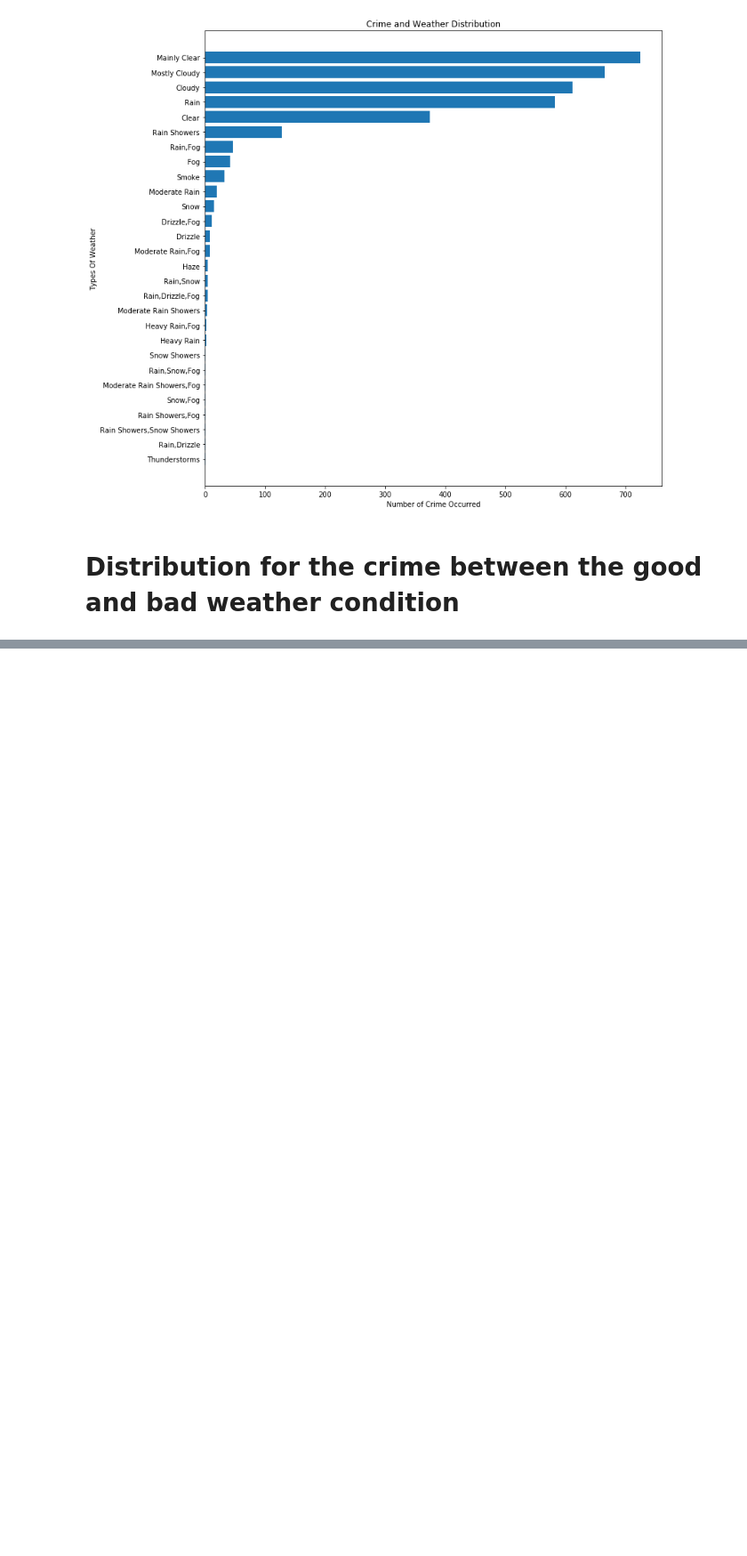
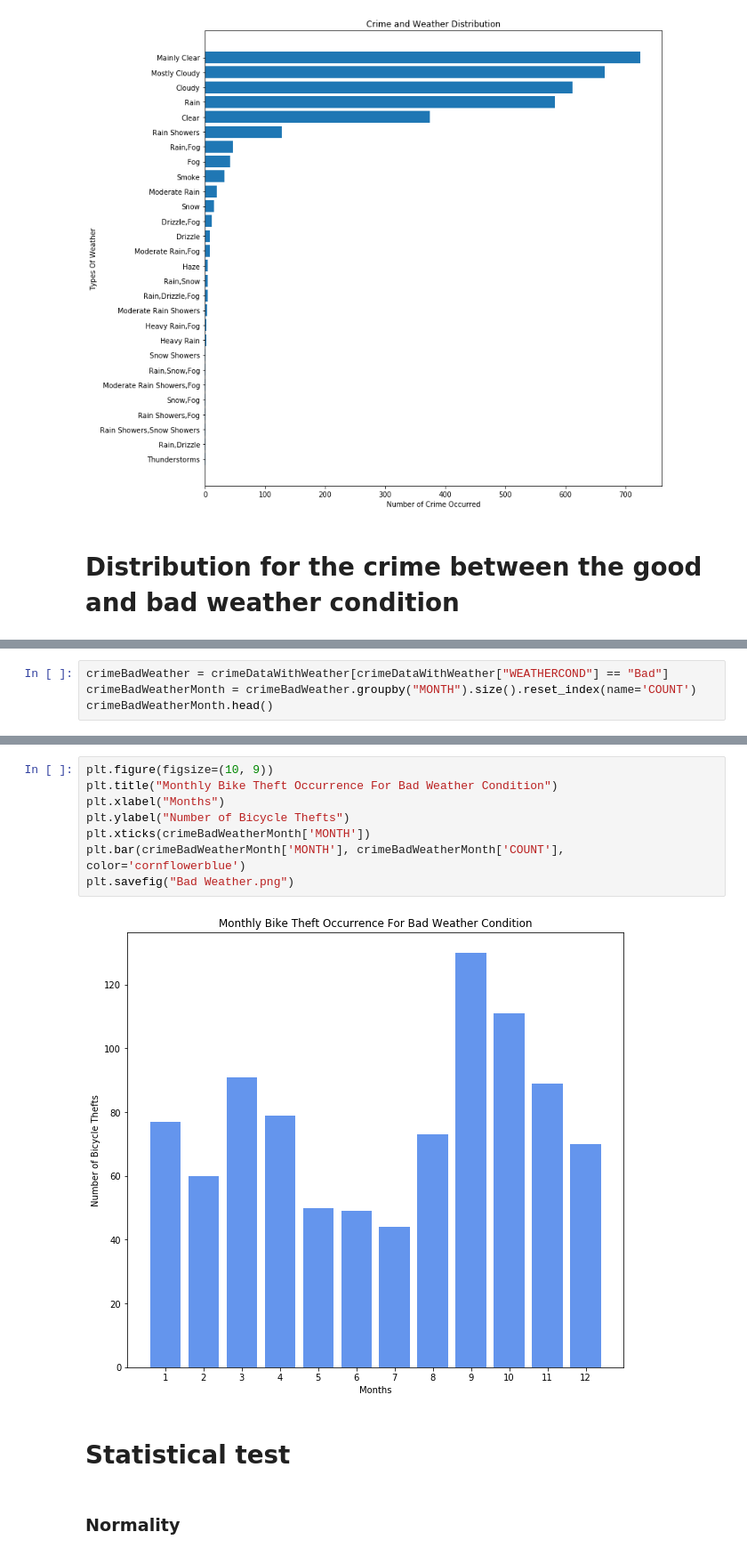
Before and after one commit to WanatabeShin/cmpt-353-final-project, a Jupyter notebook: weather/weatherAnalysis.ipynb, the cells around one changed output, grey strips where cells are left out. Shown at 89% size. Drawn from its saved outputs; the diff is of its cells as text; blank space fills up the shorter version.

```diff
--- a/weather/weatherAnalysis.ipynb
+++ b/weather/weatherAnalysis.ipynb
@@ -116,0 +141,4 @@ plt.savefig("Crime and Weather Distribution2.png",dpi=300, bbox_inches = "tight"
+# %%
+crimeBadWeather = crimeDataWithWeather[crimeDataWithWeather["WEATHERCOND"] == "Bad"]
+crimeBadWeatherMonth = crimeBadWeather.groupby("MONTH").size().reset_index(name='COUNT')
+crimeBadWeatherMonth.head()
@@ -116,0 +162,14 @@ plt.savefig("Crime and Weather Distribution2.png",dpi=300, bbox_inches = "tight"
+# %%
+plt.figure(figsize=(10, 9))
+plt.title("Monthly Bike Theft Occurrence For Bad Weather Condition")
+plt.xlabel("Months")
+plt.ylabel("Number of Bicycle Thefts")
+plt.xticks(crimeBadWeatherMonth['MONTH'])
+plt.bar(crimeBadWeatherMonth['MONTH'], crimeBadWeatherMonth['COUNT'], color='cornflowerblue')
+plt.savefig("Bad Weather.png")
+# %% [output]
+[figure, added]
+# %% [markdown]
+# Statistical test
+# %% [markdown]
+### Normality
```
Also changed, not shown: parts of 16 cells of this notebook, 2 other files.
